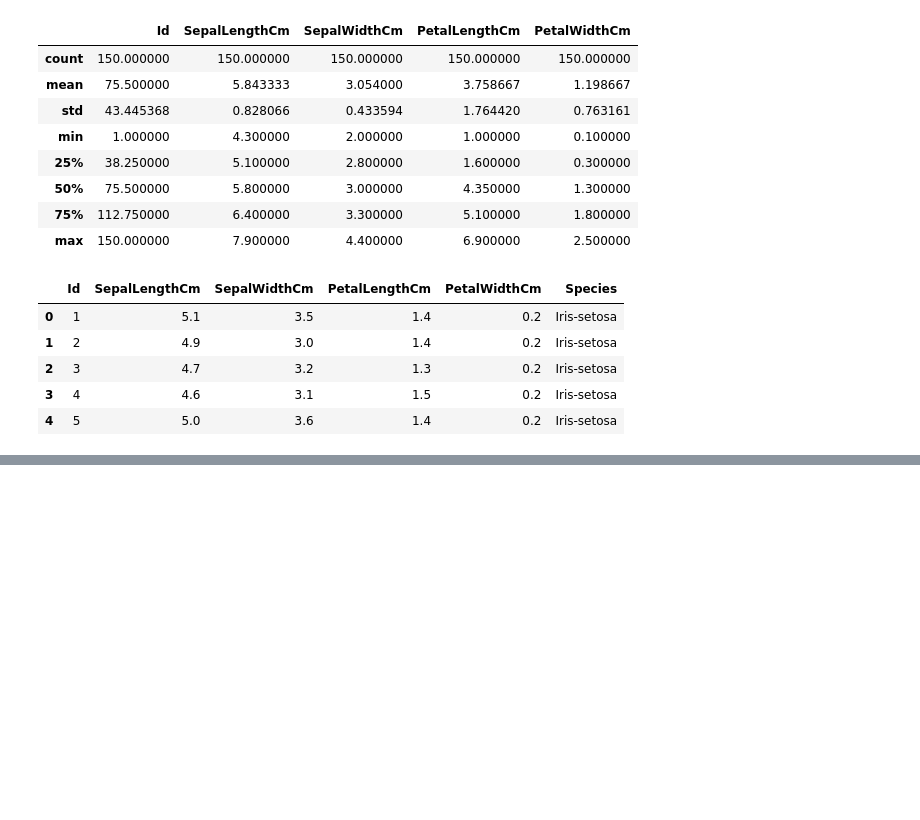
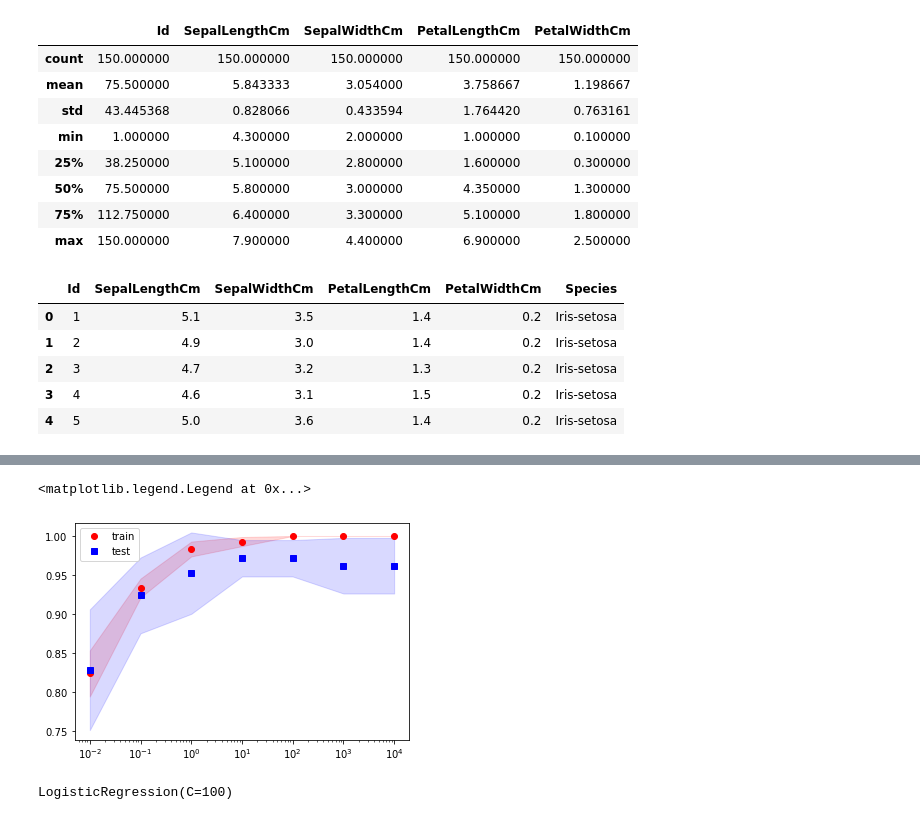
Before and after one commit to RaulRPrado/LearningDataScience, a Jupyter notebook: Iris/Classification.ipynb, the cells around one changed output, grey strips where cells are left out. Drawn from its saved outputs; the diff is of its cells as text; code cells hidden in the pictures; blank space fills up the shorter version.

```diff
--- a/Iris/Classification.ipynb
+++ b/Iris/Classification.ipynb
@@ -29,0 +98,43 @@ data.head()
+# %%
+# Scaling data
+scaler = StandardScaler().fit(X_train)
+X_train_std = scaler.transform(X_train)
+X_test_std = scaler.transform(X_test)
+# %%
+# LogisticRegression
+lr_clf = LogisticRegression(C=100).fit(X_train_std, y_train)
+# %%
+param_range = [0.01, 0.1, 1.0, 10., 100., 1000, 10000]
+train_scores, test_scores =  validation_curve(
+    estimator=lr_clf,
+    X=X_train_std,
+    y=y_train,
+    cv=5,
+    param_name='C',
+    param_range=param_range
+)
+# %%
+train_score_mean = np.mean(train_scores, axis=1)
+test_score_mean = np.mean(test_scores, axis=1)
+train_score_error = np.std(train_scores, axis=1)
+test_score_error = np.std(test_scores, axis=1)
+# %%
+ax = plt.gca()
+ax.set_xscale('log')
+ax.plot(param_range, train_score_mean, color=COLORS[0], linestyle='none',
+        marker='o', label='train')
+ax.fill_between(param_range, train_score_mean + train_score_error,
+                train_score_mean - train_score_error, alpha=0.15,
+                color=COLORS[0])
+ax.plot(param_range, test_score_mean, color=COLORS[1], linestyle='none',
+        marker='s', label='test')
+ax.fill_between(param_range, test_score_mean + test_score_error,
+                test_score_mean - test_score_error, alpha=0.15, color=COLORS[1])
+ax.legend()
+# %% [output]
+<matplotlib.legend.Legend at 0x...>
+[figure, added]
+# %%
+lr_clf.fit(X_train_std, y_train)
+# %% [output]
+LogisticRegression(C=100)
```
Also changed, not shown: parts of 13 cells of this notebook.
